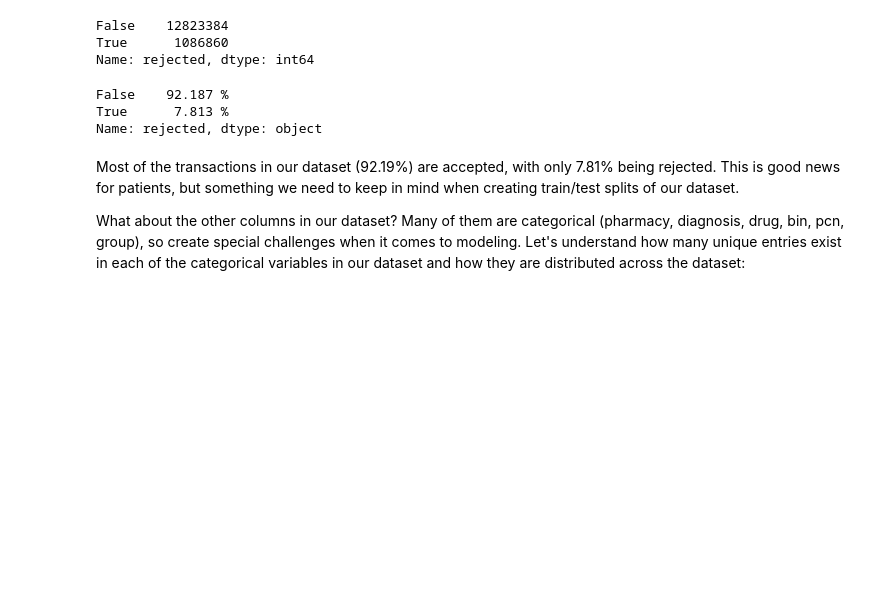
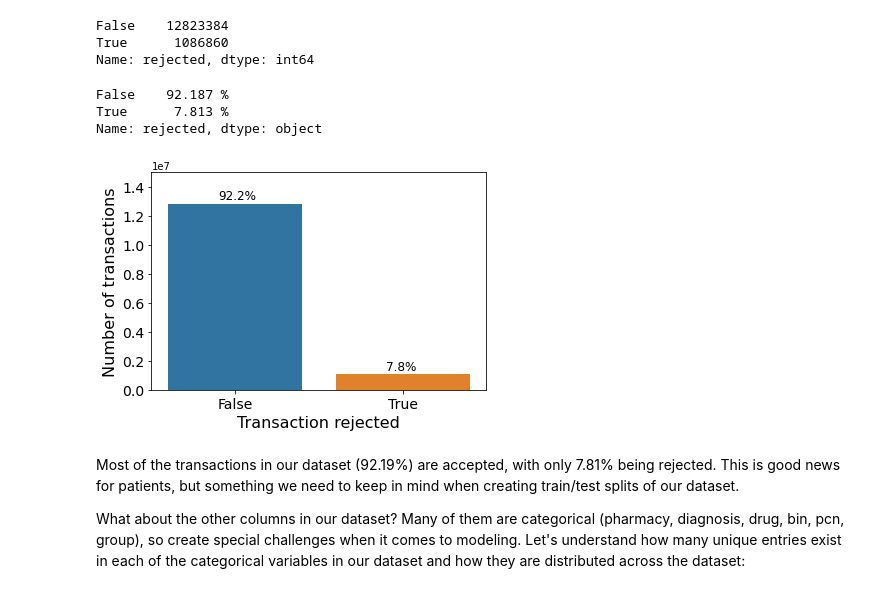
Before and after one commit to MareikeJaniak/TeamCedar_Erdos2022, a Jupyter notebook: data_exploration_TeamCedar.ipynb, the cells around one changed output. Cells and saved outputs as stored; diff of their text form; code cells hidden in the pictures; blank space fills up the shorter version.

```diff
--- a/data_exploration_TeamCedar.ipynb
+++ b/data_exploration_TeamCedar.ipynb
@@ -95,6 +95,28 @@ rx['rejected'].value_counts(normalize=True).mul(100).round(3).astype(str)+' %'
 False    92.187 %
 True      7.813 %
 Name: rejected, dtype: object
+# %%
+total = float(len(rx))
+
+ax = sns.countplot(data = rx,
+             x = 'rejected')
+
+ax.set_ylim(0,15000000)
+
+plt.xticks(fontsize=14)
+plt.yticks(fontsize=14)
+plt.xlabel("Transaction rejected", fontsize=16)
+plt.ylabel("Number of transactions", fontsize=16)
+
+for p in ax.patches:
+    percentage = '{:.1f}%'.format(100 * p.get_height()/total)
+    x = p.get_x() + p.get_width()
+    y = p.get_height()
+    ax.annotate(percentage, (x-0.5, y+300000), fontsize=12)
+
+plt.show()
+# %% [output]
+[figure, added]
 # %% [markdown]
 Most of the transactions in our dataset (92.19%) are accepted, with only 7.81% being rejected. This is good news for patients, but something we need to keep in mind when creating train/test splits of our dataset.
 
```
Also changed, not shown: parts of 3 cells of this notebook.
